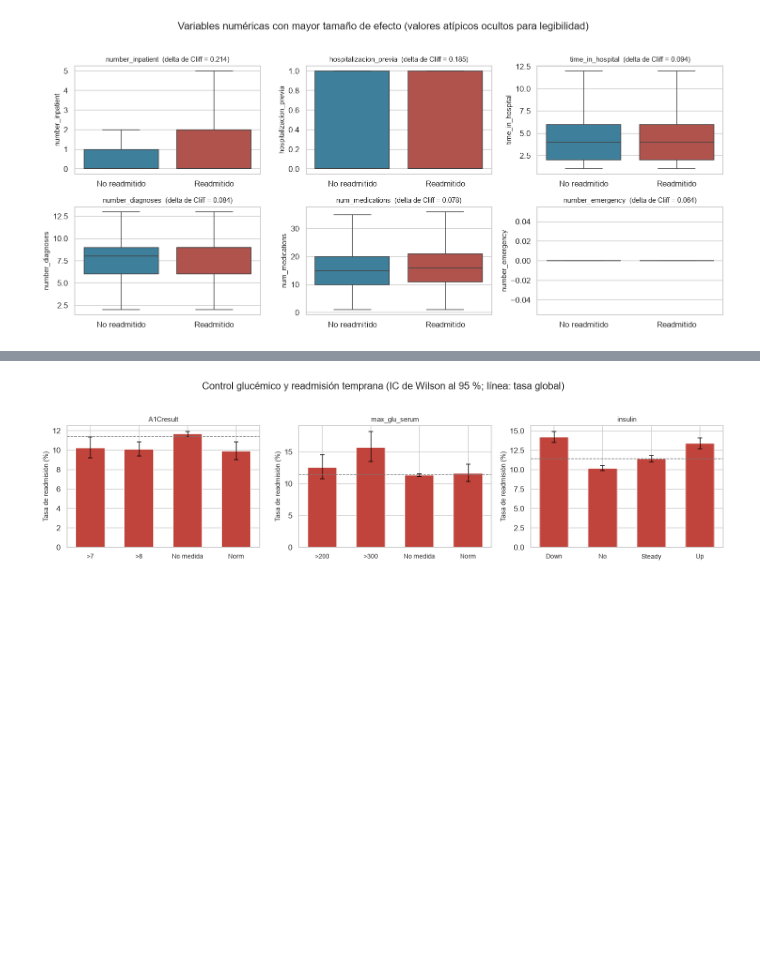
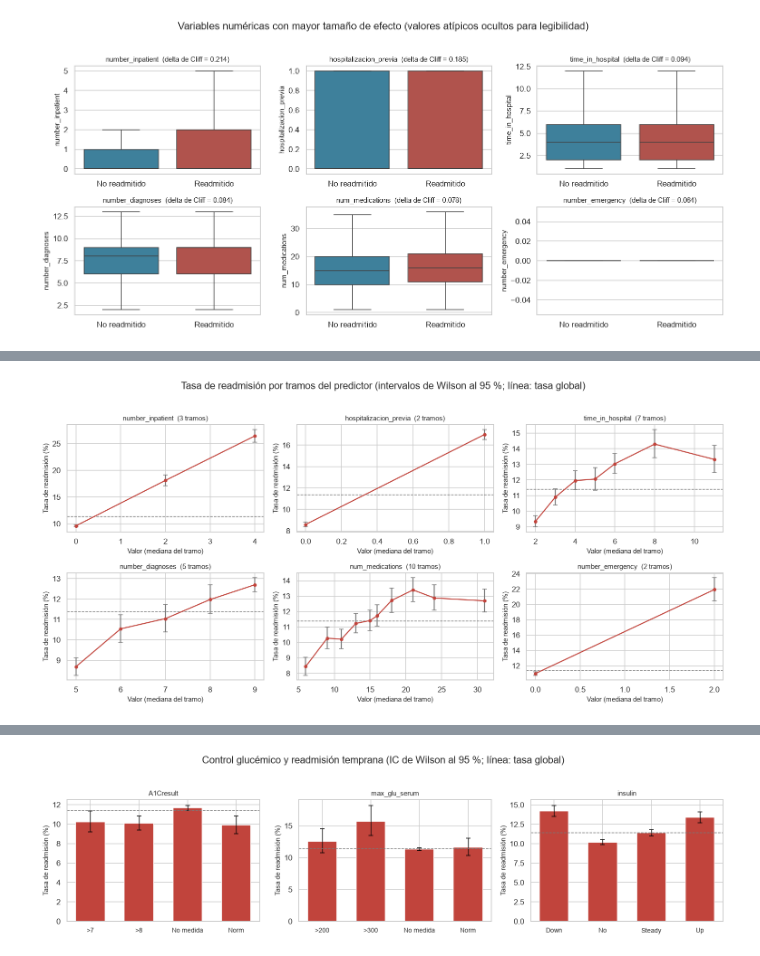
Before and after one commit to joshua2412-a/Diabetes_ProyectoML_202630, a Jupyter notebook: docs/04_Bivariado.ipynb, the cells around one changed output, grey strips where cells are left out. Cells and saved outputs as stored; diff of their text form; code cells hidden in the pictures; blank space fills up the shorter version.

```diff
--- a/docs/04_Bivariado.ipynb
+++ b/docs/04_Bivariado.ipynb
@@ -187,0 +266,81 @@ La aproximación chi-cuadrado exige frecuencias esperadas suficientes; la regla
+# %%
+def perfil_por_tramos(columna, n_tramos=10, minimo=200):
+    """Tasa de readmisión por tramos de igual tamaño de un predictor.
+
+    Los tramos se construyen por cuantiles, pero las variables con exceso de
+    ceros no admiten diez cortes distintos: los duplicados se descartan y el
+    número efectivo de tramos puede ser menor. Cuando el predictor tiene
+    pocos valores distintos se usan directamente esos valores, que informan
+    más que cualquier agrupación por cuantiles.
+
+    Returns
+    -------
+    pandas.DataFrame
+        Un renglón por tramo, con el centro del tramo, la tasa observada,
+        el intervalo de Wilson al 95 % y el logit de la tasa.
+    """
+    if train[columna].nunique() <= n_tramos:
+        tramos = train[columna]
+    else:
+        tramos = pd.qcut(train[columna], q=n_tramos, duplicates="drop")
+    agrupado = train.groupby(tramos, observed=True).agg(
+        n=(OBJETIVO, "size"), positivos=(OBJETIVO, "sum"),
+        centro=(columna, "median"))
+    agrupado = agrupado[agrupado["n"] >= minimo]
+    limites = [intervalo_wilson(f["positivos"], f["n"])
+               for _, f in agrupado.iterrows()]
+    agrupado["tasa"] = agrupado["positivos"] / agrupado["n"]
+    agrupado["inferior"] = [l[0] for l in limites]
+    agrupado["superior"] = [l[1] for l in limites]
+    agrupado["logit"] = np.log(agrupado["tasa"] / (1 - agrupado["tasa"]))
+    return agrupado.reset_index(drop=True)
+
+
+fig, axes = plt.subplots(2, 3, figsize=(14, 6.5))
+filas = []
+for ax, columna in zip(axes.flat, principales):
+    perfil = perfil_por_tramos(columna)
+    ax.errorbar(perfil["centro"], 100 * perfil["tasa"],
+                yerr=[100 * (perfil["tasa"] - perfil["inferior"]),
+                      100 * (perfil["superior"] - perfil["tasa"])],
+                fmt="o-", color=PALETA[1], ecolor=GRIS, capsize=3, ms=4)
+    ax.axhline(tasa_global, ls="--", color=GRIS, lw=1)
+    ax.set_title(f"{columna}  ({len(perfil)} tramos)", fontsize=10)
+    ax.set_xlabel("Valor (mediana del tramo)")
+    ax.set_ylabel("Tasa de readmisión (%)")
+    if len(perfil) < 3:
+        # Un predictor con dos niveles no tiene forma que examinar: cualquier
+        # relación entre dos puntos es trivialmente monótona y lineal.
+        filas.append({"variable": columna, "tramos": len(perfil),
+                      "monotonía (Spearman)": np.nan,
+                      "linealidad en el logit (Pearson)": np.nan,
+                      "forma": "Sin tramos suficientes"})
+        continue
+    # Spearman mide si la relación es monótona; Pearson, si además es lineal
+    # en la escala del logit, que es la que supone la regresión logística.
+    # La diferencia entre ambos coeficientes es la curvatura.
+    monotonia = stats.spearmanr(perfil["centro"], perfil["logit"]).statistic
+    linealidad = stats.pearsonr(perfil["centro"], perfil["logit"]).statistic
+    filas.append({"variable": columna, "tramos": len(perfil),
+                  "monotonía (Spearman)": monotonia,
+                  "linealidad en el logit (Pearson)": linealidad,
+                  "forma": ("No monótona" if abs(monotonia) <= 0.8
+                            else "Monótona y lineal en el logit"
+                            if abs(linealidad) > 0.95
+                            else "Monótona con curvatura")})
+fig.suptitle("Tasa de readmisión por tramos del predictor "
+             "(intervalos de Wilson al 95 %; línea: tasa global)", y=1.02)
+plt.tight_layout()
+plt.show()
+
+forma = pd.DataFrame(filas).set_index("variable").round(3)
+examinadas = forma["forma"] != "Sin tramos suficientes"
+
+anotar("c4_examinadas", int(examinadas.sum()))
+anotar("c4_lineales", int((forma["forma"] == "Monótona y lineal en el logit").sum()))
+anotar("c4_curvatura", int((forma["forma"] == "Monótona con curvatura").sum()))
+anotar("c4_no_monotonas", int((forma["forma"] == "No monótona").sum()))
+tabla(forma, filas=10,
+      titulo="Forma de la relación de cada predictor con el desenlace")
+# %% [output]
+[figure, added]
```
Also changed, not shown: parts of 28 cells of this notebook, 55 other files.
